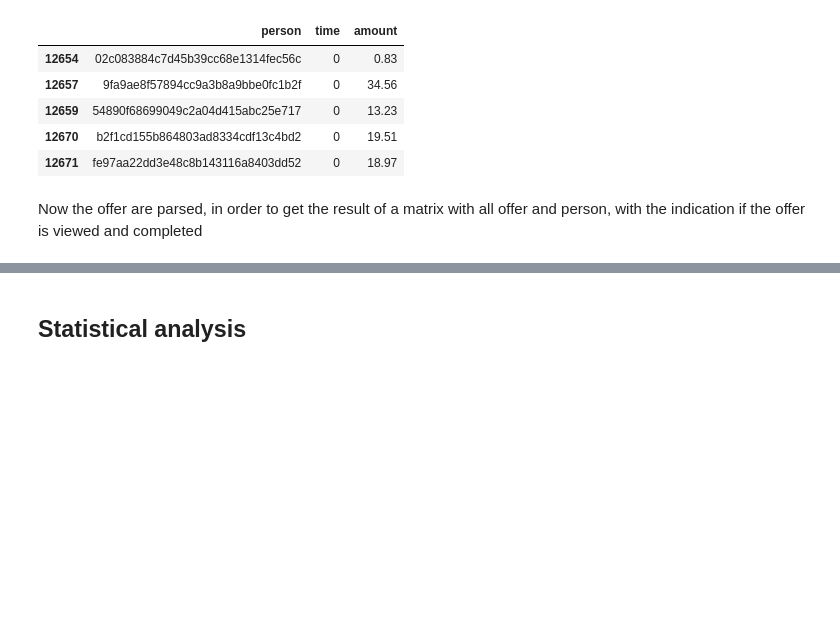
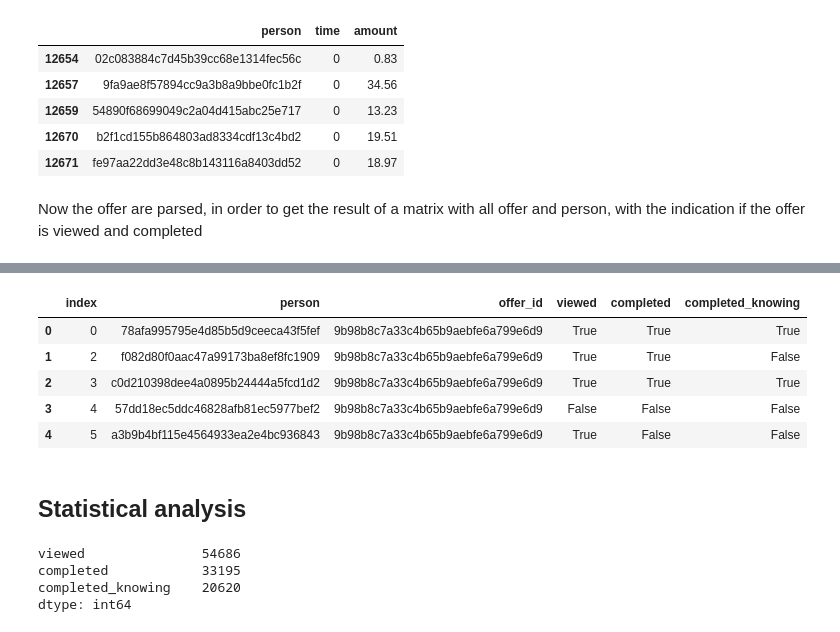
Before and after one commit to Sawy89/dsnd_starbucks_capstone, a Jupyter notebook: Starbucks_Capstone_notebook.ipynb, the cells around one changed output, grey strips where cells are left out. Cells and saved outputs as stored; diff of their text form; code cells hidden in the pictures; blank space fills up the shorter version.

Commit message:
Completed knowing Adding the check if completed is before viewed

```diff
--- a/Starbucks_Capstone_notebook.ipynb
+++ b/Starbucks_Capstone_notebook.ipynb
@@ -324,2 +311,32 @@ offer_bool.loc[pd.notnulloffer_bool]
+# %%
+# Create boolean offer
+offer_bool = offer[['index','person','offer_id','time_viewed','time_completed']].copy()
+
+# viewed and completed in boolean
+offer_bool['viewed'] = False
+offer_bool.loc[pd.notnull(offer_bool['time_viewed']),'viewed'] = True
+offer_bool['completed'] = False
+offer_bool.loc[pd.notnull(offer_bool['time_completed']),'completed'] = True
+
+# Completed by knowing the offer
+offer_bool['completed_knowing'] = False
+offer_bool.loc[(offer_bool['time_viewed'] < offer_bool['time_completed']),'completed_knowing'] = True
+
+offer_bool.drop(columns=['time_viewed','time_completed'], inplace=True)
+offer_bool.head()
+# %% [output]
+|  | index | person | offer_id | viewed | completed | completed_knowing |
+| 0 | 0 | 78afa995795e4d85b5d9ceeca43f5fef | 9b98b8c7a33c4b65b9aebfe6a799e6d9 | True | True | True |
+| 1 | 2 | f082d80f0aac47a99173ba8ef8fc1909 | 9b98b8c7a33c4b65b9aebfe6a799e6d9 | True | True | False |
+| 2 | 3 | c0d210398dee4a0895b24444a5fcd1d2 | 9b98b8c7a33c4b65b9aebfe6a799e6d9 | True | True | True |
+| 3 | 4 | 57dd18ec5ddc46828afb81ec5977bef2 | 9b98b8c7a33c4b65b9aebfe6a799e6d9 | False | False | False |
+| 4 | 5 | a3b9b4bf115e4564933ea2e4bc936843 | 9b98b8c7a33c4b65b9aebfe6a799e6d9 | True | False | False |
 # %% [markdown]
 ## Statistical analysis
+# %%
+offer_bool[['viewed','completed','completed_knowing']].sum()
+# %% [output]
+viewed               54686
+completed            33195
+completed_knowing    20620
+dtype: int64
```
Also changed, not shown: parts of 1 cell of this notebook.
